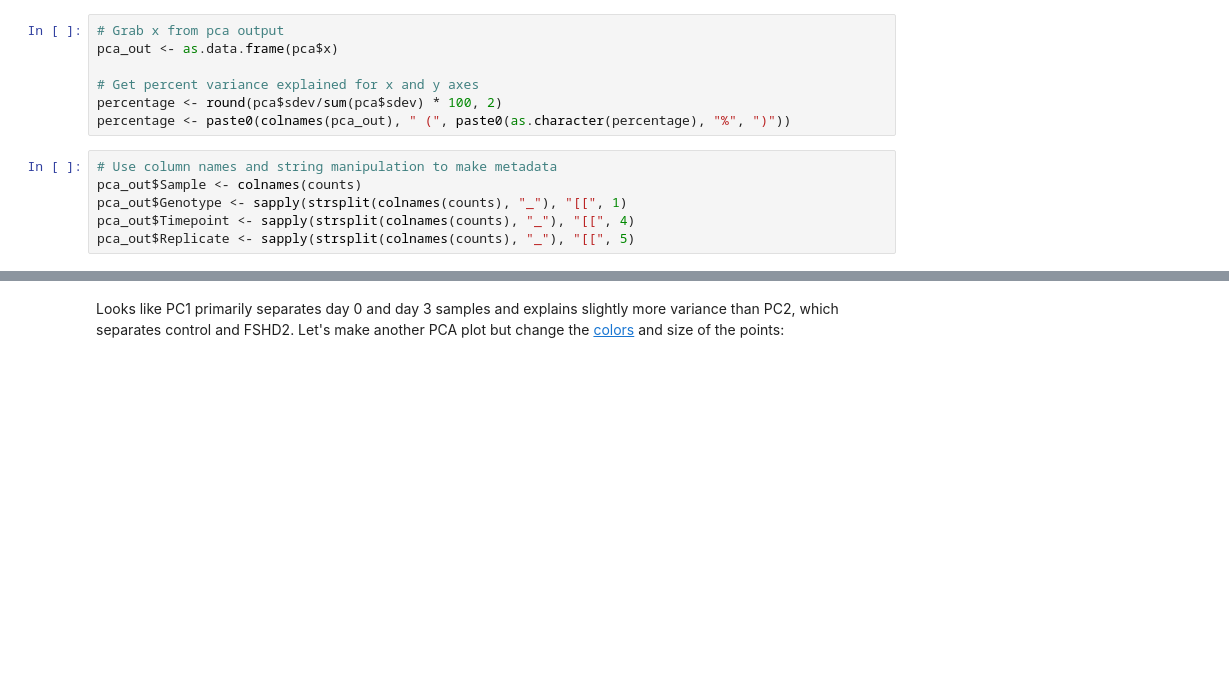
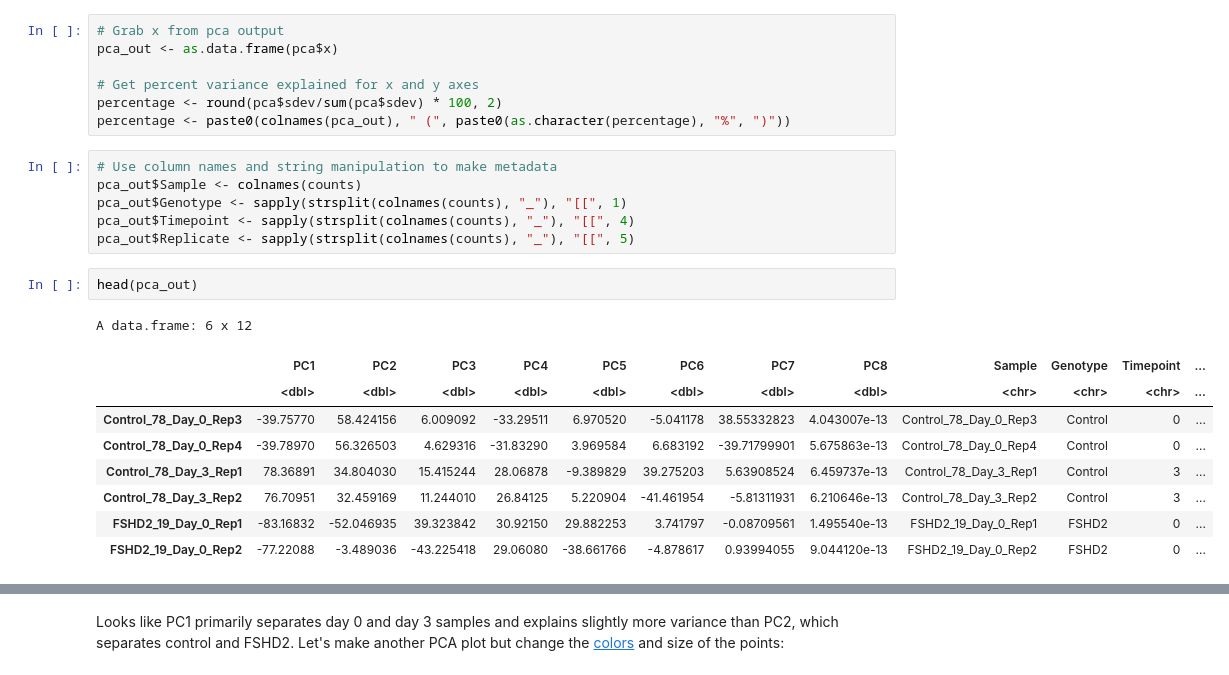
Before and after one commit to fairliereese/UCI_COSMOS, a Jupyter notebook: RNA-seq_analysis.ipynb, the cells around one changed output, grey strips where cells are left out. Saved outputs shown, nothing was run; the diff lists cells and outputs as text; blank space fills up the shorter version.

```diff
--- a/RNA-seq_analysis.ipynb
+++ b/RNA-seq_analysis.ipynb
@@ -76,6 +123,18 @@ pca_out$Sample <- colnames(counts)
 pca_out$Genotype <- sapply(strsplit(colnames(counts), "_"), "[[", 1)
 pca_out$Timepoint <- sapply(strsplit(colnames(counts), "_"), "[[", 4)
 pca_out$Replicate <- sapply(strsplit(colnames(counts), "_"), "[[", 5)
+# %%
+head(pca_out)
+# %% [output]
+A data.frame: 6 x 12
+|  | PC1 | PC2 | PC3 | PC4 | PC5 | PC6 | PC7 | PC8 | Sample | Genotype | Timepoint | ... |
+|  | <dbl> | <dbl> | <dbl> | <dbl> | <dbl> | <dbl> | <dbl> | <dbl> | <chr> | <chr> | <chr> | ... |
+| Control_78_Day_0_Rep3 | -39.75770 | 58.424156 | 6.009092 | -33.29511 | 6.970520 | -5.041178 | 38.55332823 | 4.043007e-13 | Control_78_Day_0_Rep3 | Control | 0 | ... |
+| Control_78_Day_0_Rep4 | -39.78970 | 56.326503 | 4.629316 | -31.83290 | 3.969584 | 6.683192 | -39.71799901 | 5.675863e-13 | Control_78_Day_0_Rep4 | Control | 0 | ... |
+| Control_78_Day_3_Rep1 | 78.36891 | 34.804030 | 15.415244 | 28.06878 | -9.389829 | 39.275203 | 5.63908524 | 6.459737e-13 | Control_78_Day_3_Rep1 | Control | 3 | ... |
+| Control_78_Day_3_Rep2 | 76.70951 | 32.459169 | 11.244010 | 26.84125 | 5.220904 | -41.461954 | -5.81311931 | 6.210646e-13 | Control_78_Day_3_Rep2 | Control | 3 | ... |
+| FSHD2_19_Day_0_Rep1 | -83.16832 | -52.046935 | 39.323842 | 30.92150 | 29.882253 | 3.741797 | -0.08709561 | 1.495540e-13 | FSHD2_19_Day_0_Rep1 | FSHD2 | 0 | ... |
+| FSHD2_19_Day_0_Rep2 | -77.22088 | -3.489036 | -43.225418 | 29.06080 | -38.661766 | -4.878617 | 0.93994055 | 9.044120e-13 | FSHD2_19_Day_0_Rep2 | FSHD2 | 0 | ... |
 # %%
 library(ggplot2)
 library(ggrepel)
```
Also changed, not shown: parts of 48 cells of this notebook, 1 other file.
